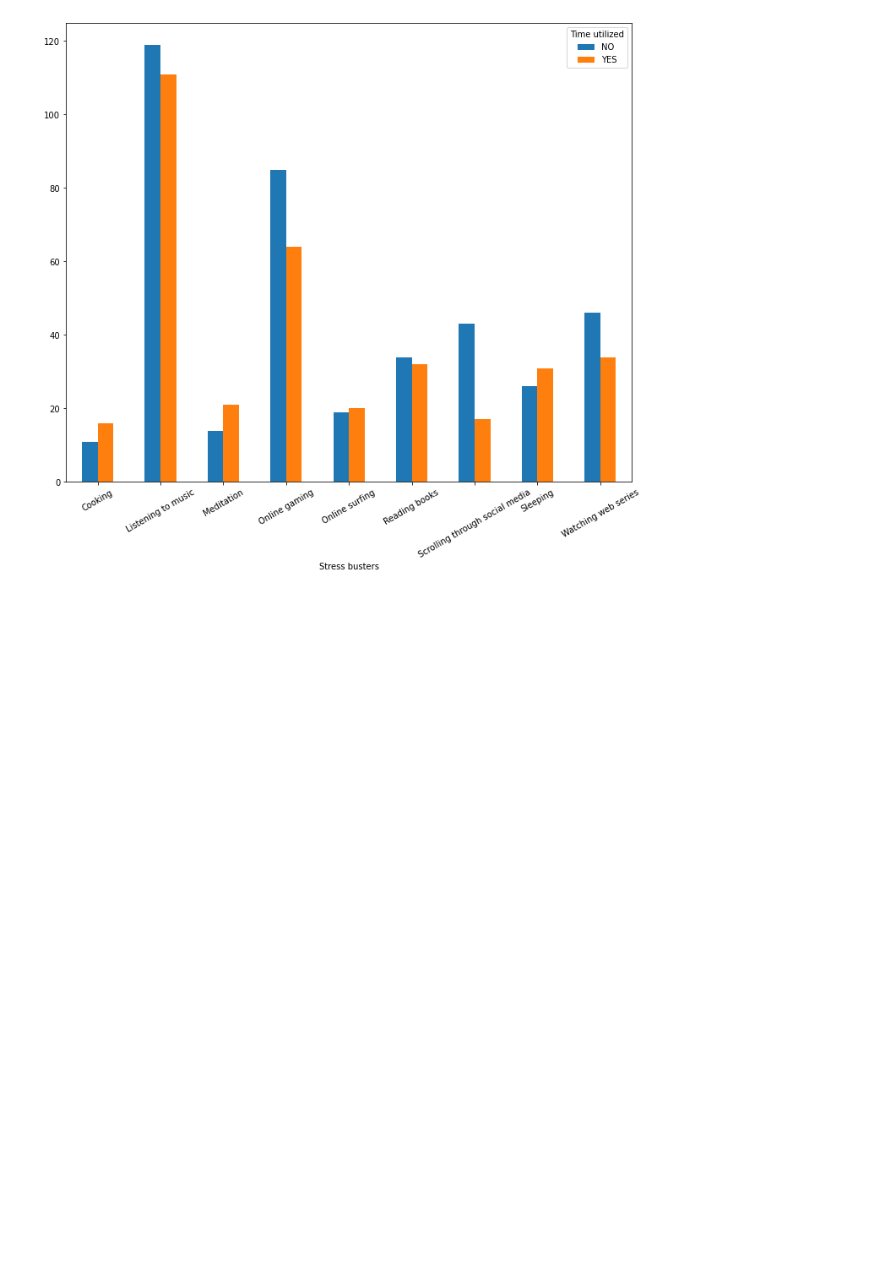
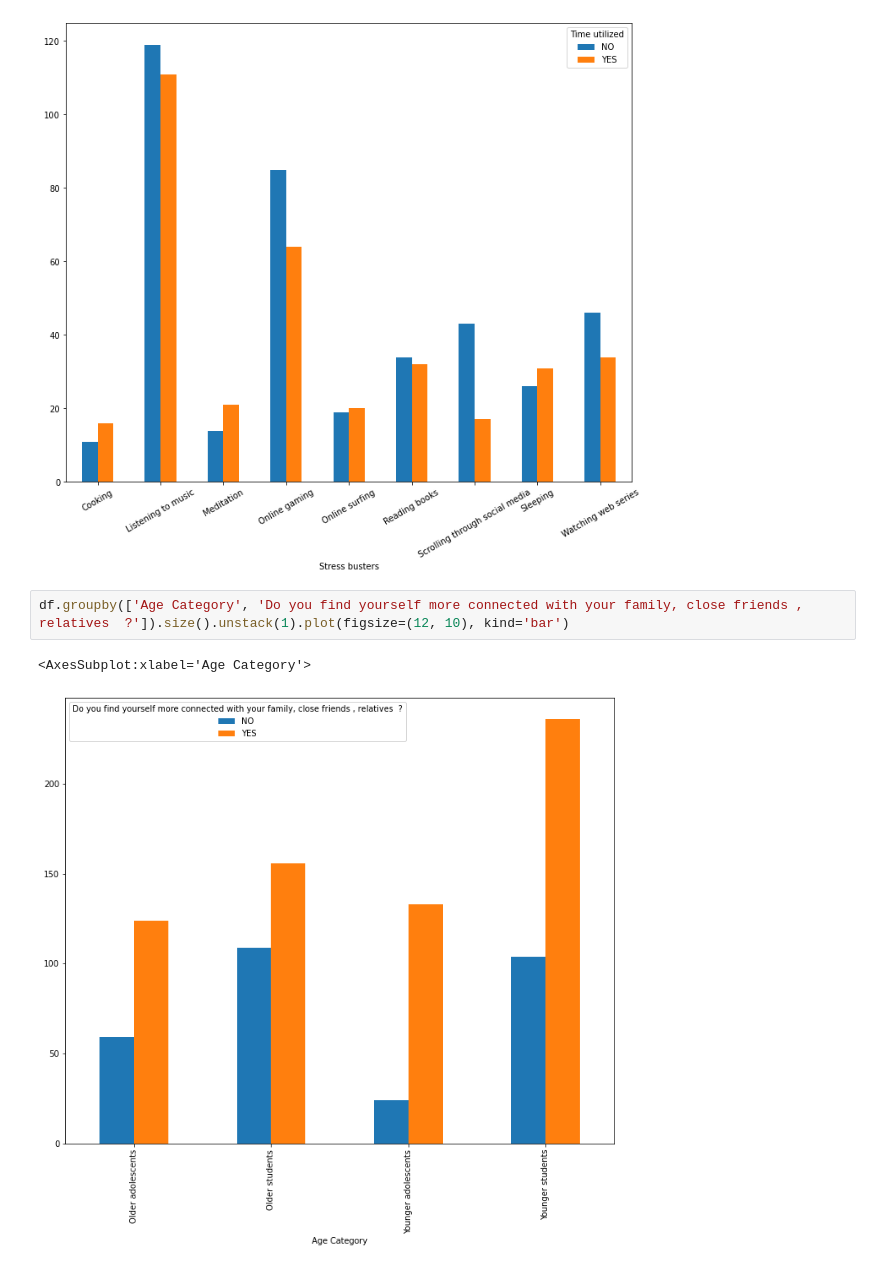
Before and after one commit to jdylik/COVID19_Survey_Data_Analysis, a Jupyter notebook: Proj.ipynb, the cells around one changed output. Saved outputs shown, nothing was run; the diff lists cells and outputs as text; blank space fills up the shorter version.

Commit message:
A few more plots

```diff
--- a/Proj.ipynb
+++ b/Proj.ipynb
@@ -205,3 +205,8 @@ df[df["Stress busters"].isin(top_values)].groupby(["Stress busters", "Time utili
 # %% [output]
 <AxesSubplot:xlabel='Stress busters'>
 [figure]
+# %%
+df.groupby(['Age Category', 'Do you find yourself more connected with your family, close friends , relatives  ?']).size().unstack(1).plot(figsize=(12, 10), kind='bar')
+# %% [output]
+<AxesSubplot:xlabel='Age Category'>
+[figure, added]
```
Also changed, not shown: parts of 14 cells of this notebook.
